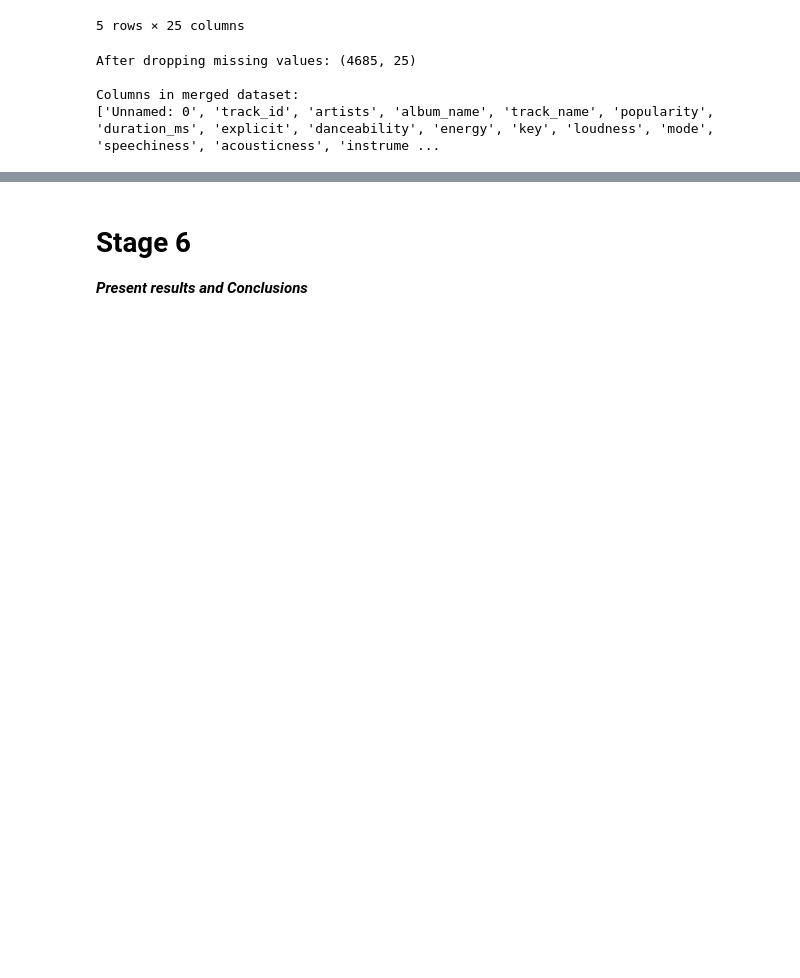
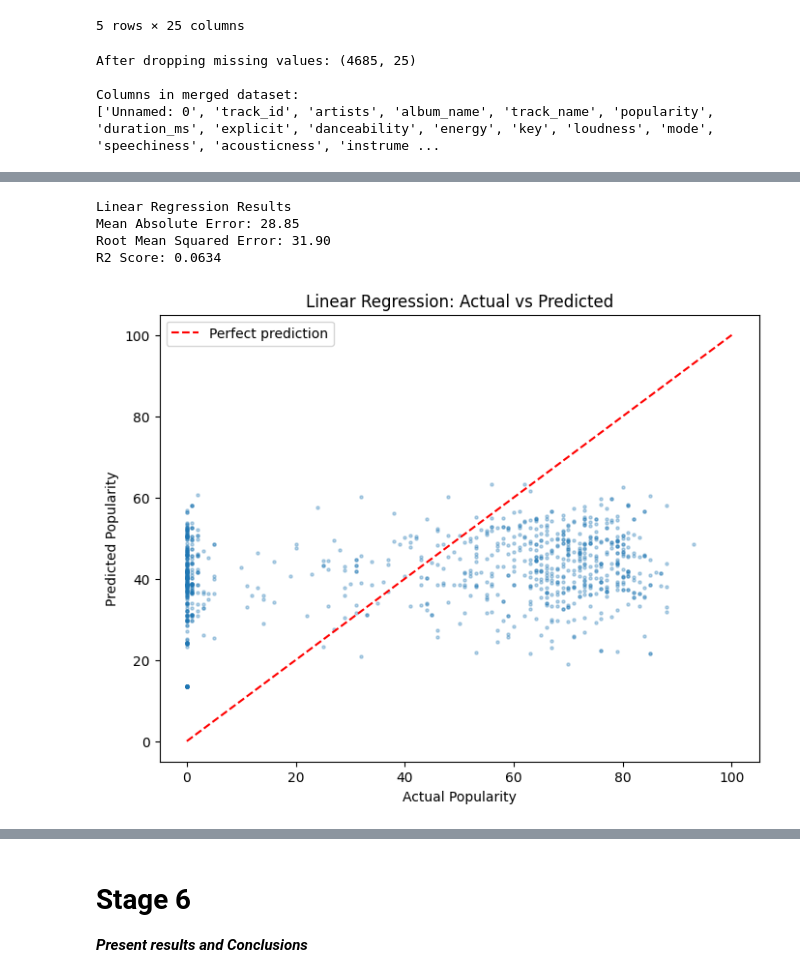
Before and after one commit to Yunnna005/mtu-ai, a Jupyter notebook: Projects/DataDrivenProject/DataDrivenProject.ipynb, the cells around one changed output, grey strips where cells are left out. Cells and saved outputs as stored; diff of their text form; code cells hidden in the pictures; blank space fills up the shorter version.

Commit message:
Complited data driven project and added markdown

```diff
--- a/Projects/DataDrivenProject/DataDrivenProject.ipynb
+++ b/Projects/DataDrivenProject/DataDrivenProject.ipynb
@@ -344,0 +333,10 @@ Evaluate your model and revisit 4...repeat..
+# %%
+# Prepare the data for training
+X = df_merged[feature_columns]
+y = df_merged['popularity']
+
+# Split into training set (80%) and test set (20%)
+train_X, test_X, train_y, test_y = train_test_split(X, y, test_size=0.2, random_state=42)
+
+print("Training set size:", train_X.shape[0])
+print("Test set size:", test_X.shape[0])
@@ -344,0 +355,32 @@ Evaluate your model and revisit 4...repeat..
+# %%
+# Train a Linear Regression model
+model_lr = LinearRegression()
+model_lr.fit(train_X, train_y)
+
+pred_lr = model_lr.predict(test_X)
+
+mae_lr = mean_absolute_error(test_y, pred_lr)
+rmse_lr = np.sqrt(mean_squared_error(test_y, pred_lr))
+r2_lr = r2_score(test_y, pred_lr)
+
+print("Linear Regression Results")
+print(f"Mean Absolute Error: {mae_lr:.2f}")
+print(f"Root Mean Squared Error: {rmse_lr:.2f}")
+print(f"R2 Score: {r2_lr:.4f}")
+# %% [output]
+Linear Regression Results
+Mean Absolute Error: 28.85
+Root Mean Squared Error: 31.90
+R2 Score: 0.0634
+# %%
+# Plot actual vs predicted for Linear Regression
+plt.figure(figsize=(8,6))
+plt.scatter(test_y, pred_lr, alpha=0.3, s=5)
+plt.plot([0, 100], [0, 100], 'r--', label='Perfect prediction')
+plt.xlabel('Actual Popularity')
+plt.ylabel('Predicted Popularity')
+plt.title('Linear Regression: Actual vs Predicted')
+plt.legend()
+plt.show()
+# %% [output]
+[figure, added]
```
Also changed, not shown: parts of 22 cells of this notebook.
